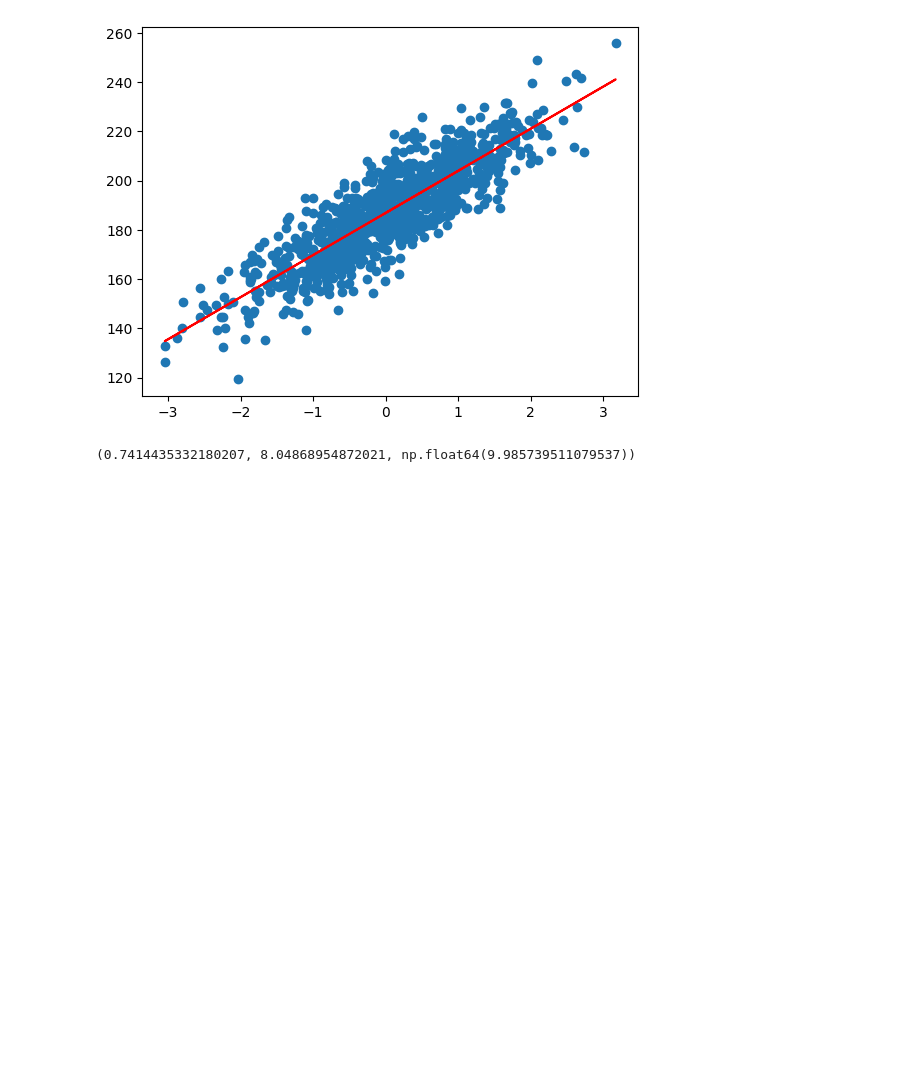
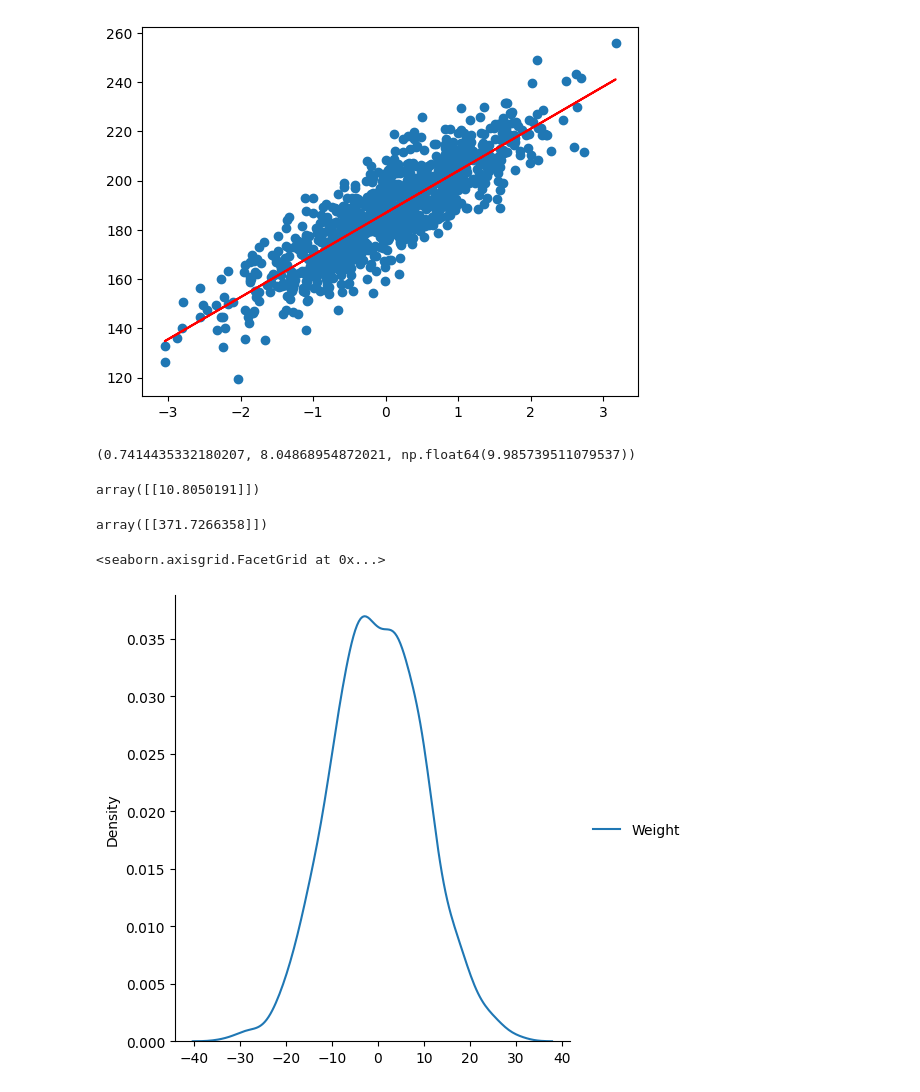
Before and after one commit to biswaisop/Height-Weight-Prediction, a Jupyter notebook: male-model-train.ipynb, the cells around one changed output. Saved outputs shown, nothing was run; the diff lists cells and outputs as text; code cells hidden in the pictures; blank space fills up the shorter version.

```diff
--- a/male-model-train.ipynb
+++ b/male-model-train.ipynb
@@ -57,6 +57,8 @@ plt.plot(X_train, linreg.predict(X_train), c="r")
 # %% [output]
 [<matplotlib.lines.Line2D at 0x...>]
 [figure]
+# %%
+y_pred_test = linreg.predict(X_test)
 # %%
 plt.scatter(X_test, y_test)
 plt.plot(X_test, linreg.predict(X_test), c="r")
@@ -69,3 +71,19 @@ from sklearn.metrics import r2_score, mean_absolute_error, mean_squared_error
 r2_score(y_test, linreg.predict(X_test)), mean_absolute_error(y_test, linreg.predict(X_test)), np.sqrt(mean_squared_error(y_test, linreg.predict(X_test)))
 # %% [output]
 (0.7414435332180207, 8.04868954872021, np.float64(9.985739511079537))
+# %%
+scaled_height = scaler.transform([[100]])
+scaled_height
+# %% [output]
+array([[10.8050191]])
+# %%
+linreg.predict(scaled_height)
+# %% [output]
+array([[371.7266358]])
+# %%
+residuals = y_test - y_pred_test
+# %%
+sns.displot(residuals, kind = 'kde')
+# %% [output]
+<seaborn.axisgrid.FacetGrid at 0x...>
+[figure, added]
```
Also changed, not shown: 1 other file.
